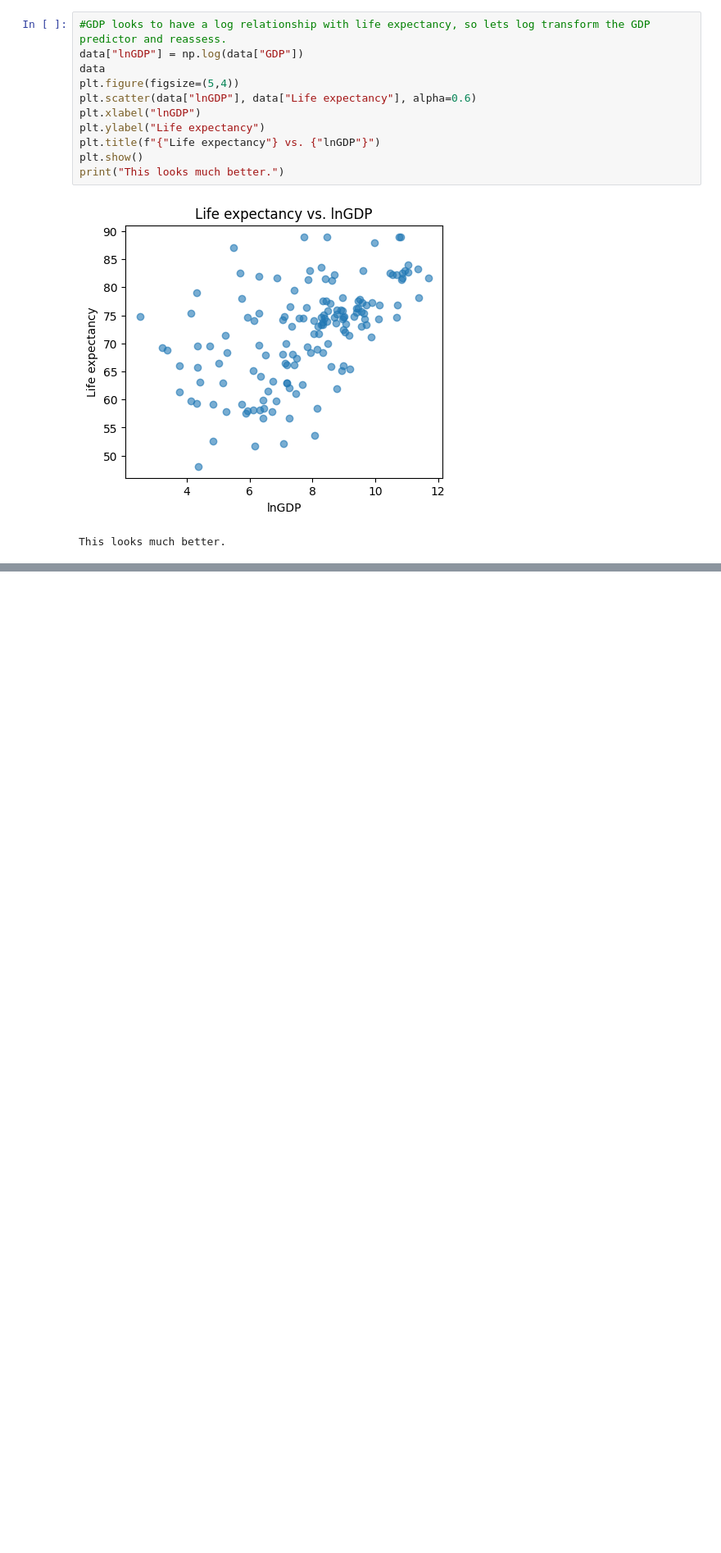
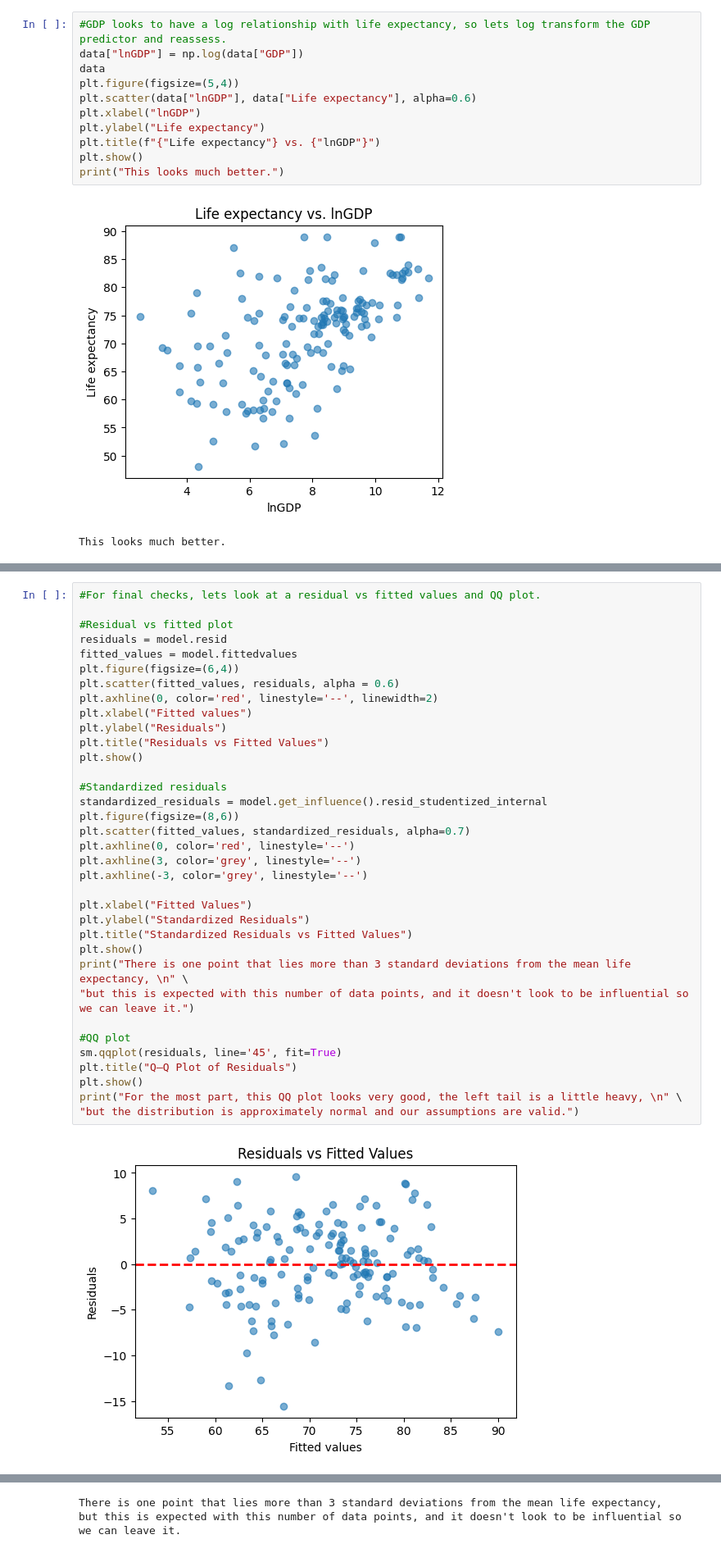
Before and after one commit to Nolan6Jensen/life-expectancy-modeling, a Jupyter notebook: analysis1.ipynb, the cells around one changed output, grey strips where cells are left out. Shown at 82% size. Cells and saved outputs as stored; diff of their text form; blank space fills up the shorter version.

```diff
--- a/analysis1.ipynb
+++ b/analysis1.ipynb
@@ -319,0 +343,37 @@ The original error message returned by patsy is:
+# %%
+#For final checks, lets look at a residual vs fitted values and QQ plot.
+
+#Residual vs fitted plot
+residuals = model.resid
+fitted_values = model.fittedvalues
+plt.figure(figsize=(6,4))
+plt.scatter(fitted_values, residuals, alpha = 0.6)
+plt.axhline(0, color='red', linestyle='--', linewidth=2)
+plt.xlabel("Fitted values")
+plt.ylabel("Residuals")
+plt.title("Residuals vs Fitted Values")
+plt.show()
+
+#Standardized residuals
+standardized_residuals = model.get_influence().resid_studentized_internal
+plt.figure(figsize=(8,6))
+plt.scatter(fitted_values, standardized_residuals, alpha=0.7)
+plt.axhline(0, color='red', linestyle='--')
+plt.axhline(3, color='grey', linestyle='--')
+plt.axhline(-3, color='grey', linestyle='--')
+
+plt.xlabel("Fitted Values")
+plt.ylabel("Standardized Residuals")
+plt.title("Standardized Residuals vs Fitted Values")
+plt.show()
+print("There is one point that lies more than 3 standard deviations from the mean life expectancy, \n" \
+"but this is expected with this number of data points, and it doesn't look to be influential so we can leave it.")
+
+#QQ plot
+sm.qqplot(residuals, line='45', fit=True)
+plt.title("Q–Q Plot of Residuals")
+plt.show()
+print("For the most part, this QQ plot looks very good, the left tail is a little heavy, \n" \
+"but the distribution is approximately normal and our assumptions are valid.")
+# %% [output]
+[figure, added]
@@ -319,0 +381,2 @@ The original error message returned by patsy is:
+There is one point that lies more than 3 standard deviations from the mean life expectancy,
+but this is expected with this number of data points, and it doesn't look to be influential so we can leave it.
```
Also changed, not shown: parts of 8 cells of this notebook.
